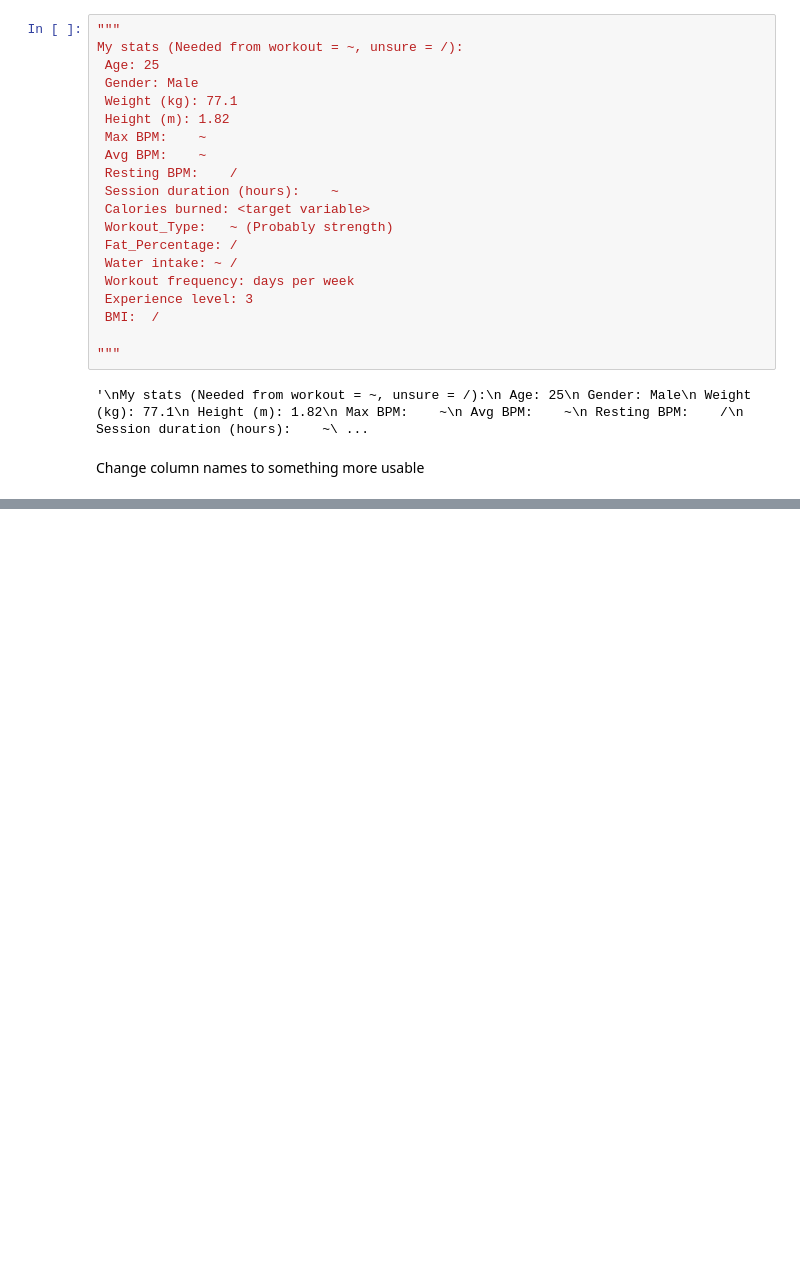
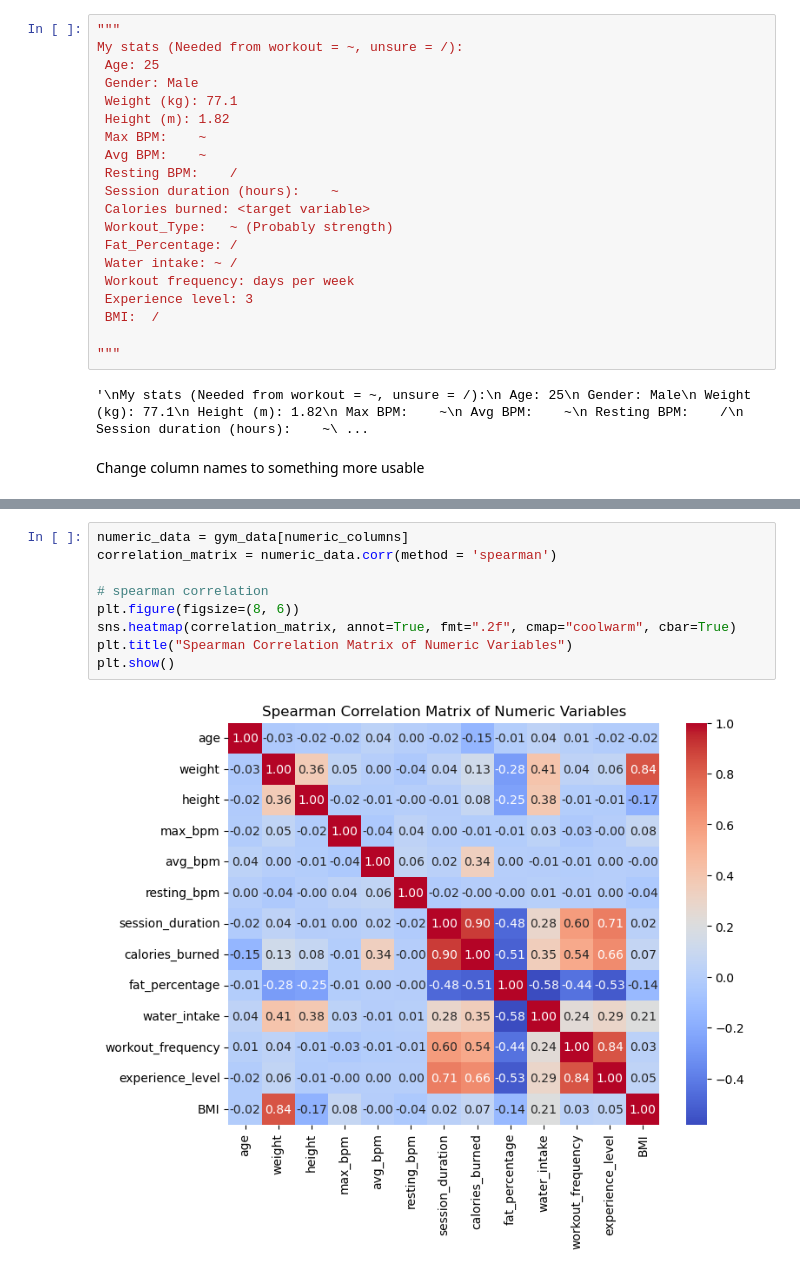
Before and after one commit to p-hinson/gym_data_analysis, a Jupyter notebook: workouts_analysis.ipynb, the cells around one changed output, grey strips where cells are left out. Cells and saved outputs as stored; diff of their text form; blank space fills up the shorter version.

```diff
--- a/workouts_analysis.ipynb
+++ b/workouts_analysis.ipynb
@@ -65,0 +223,11 @@ gym_data.columns = ['age',	'gender',	'weight', 'height', (m)	Max_BPM	Avg_BPM	Res
+# %%
+numeric_data = gym_data[numeric_columns]
+correlation_matrix = numeric_data.corr(method = 'spearman')
+
+# spearman correlation
+plt.figure(figsize=(8, 6))
+sns.heatmap(correlation_matrix, annot=True, fmt=".2f", cmap="coolwarm", cbar=True)
+plt.title("Spearman Correlation Matrix of Numeric Variables")
+plt.show()
+# %% [output]
+[figure, added]
```
Also changed, not shown: parts of 36 cells of this notebook.
